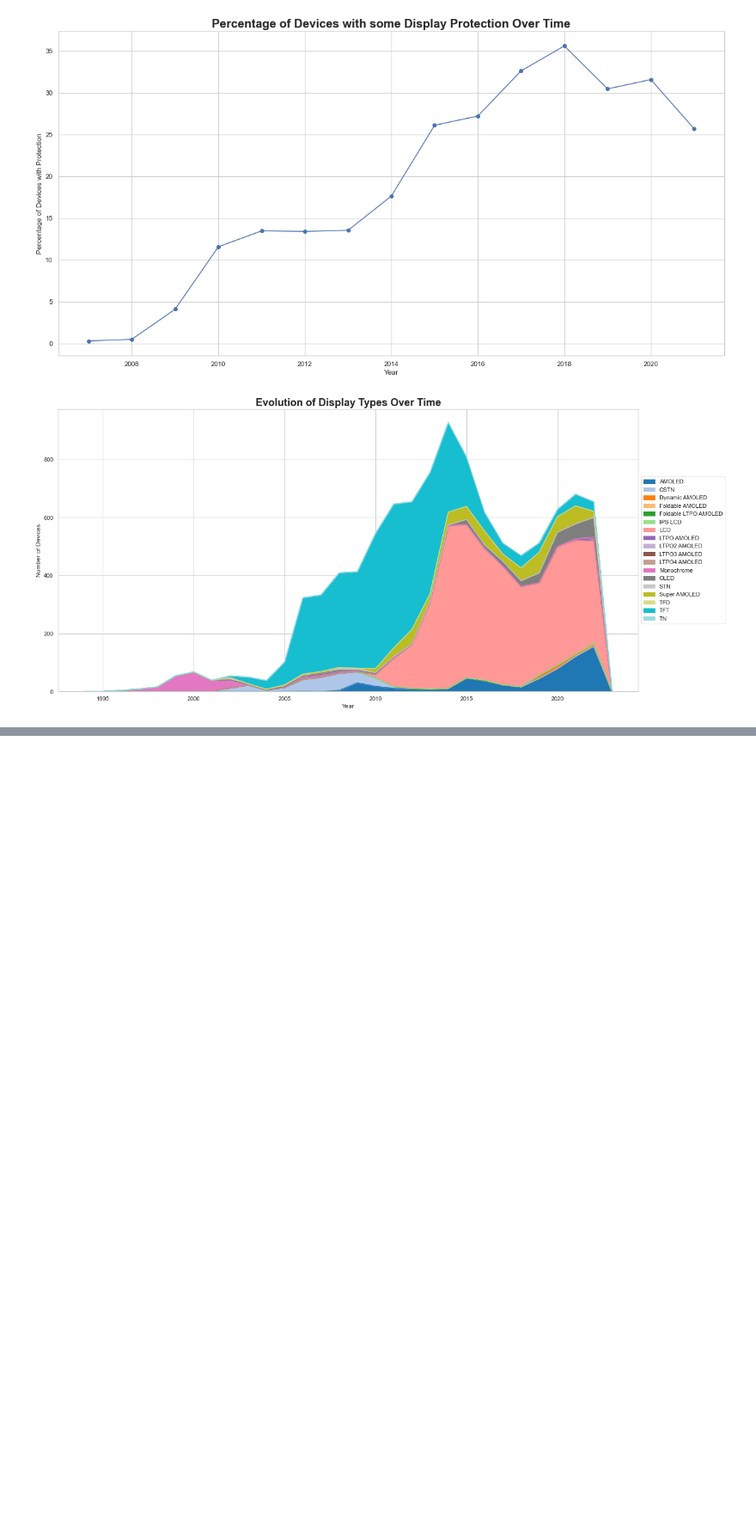
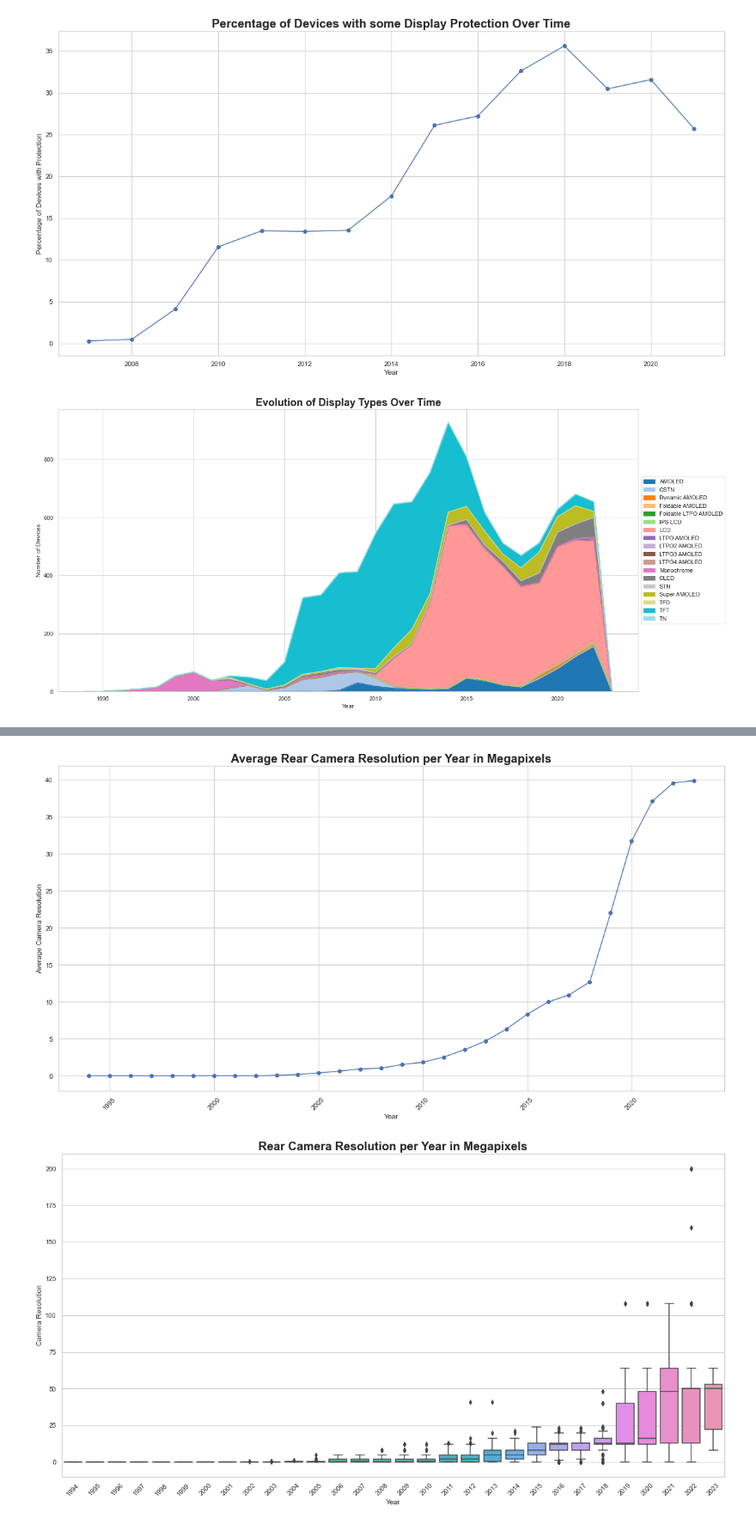
Before and after one commit to AlbertHunduza/Smartphone-Project, a Jupyter notebook: Overview and Analysis.ipynb, the cells around one changed output, grey strips where cells are left out. Shown at 86% size. Cells and saved outputs as stored; diff of their text form; code cells hidden in the pictures; blank space fills up the shorter version.

```diff
--- a/Overview and Analysis.ipynb
+++ b/Overview and Analysis.ipynb
@@ -700,0 +774,48 @@ plt.show()
+# %%
+import seaborn as sns
+
+# Convert "VGA" to 0.3 and "no camera" to 0
+df['Highest_Camera_Resolution'] = df['Highest_Camera_Resolution'].replace({'VGA': 0.3, 'no camera': 0})
+
+# Convert the column to numeric type
+df['Highest_Camera_Resolution'] = pd.to_numeric(df['Highest_Camera_Resolution'])
+
+# Calculate the average camera resolution per year
+average_resolution_per_year = df.groupby('Release_Year')['Highest_Camera_Resolution'].mean()
+
+# Create a line plot of average camera resolution per year
+plt.figure(figsize=(20, 10))
+plt.plot(average_resolution_per_year.index, average_resolution_per_year.values, marker='o')
+
+# Set the x-axis and y-axis labels
+plt.xlabel('Year')
+plt.ylabel('Average Camera Resolution')
+
+# Set the title
+plt.title('Average Rear Camera Resolution per Year in Megapixels', fontsize=20, weight='bold')
+
+# Rotate x-axis labels for better readability
+plt.xticks(rotation=45)
+
+# Show the plot
+plt.show()
+
+# Create boxplots of camera resolutions per year
+plt.figure(figsize=(20, 10))
+sns.boxplot(data=df, x='Release_Year', y='Highest_Camera_Resolution')
+
+# Set the x-axis and y-axis labels
+plt.xlabel('Year')
+plt.ylabel('Camera Resolution')
+
+# Set the title
+plt.title('Rear Camera Resolution per Year in Megapixels', fontsize=20, weight='bold')
+
+# Rotate x-axis labels for better readability
+plt.xticks(rotation=45)
+
+# Show the plot
+plt.show()
+# %% [output]
+[figure, added]
+[figure, added]
```
Also changed, not shown: parts of 9 cells of this notebook.
